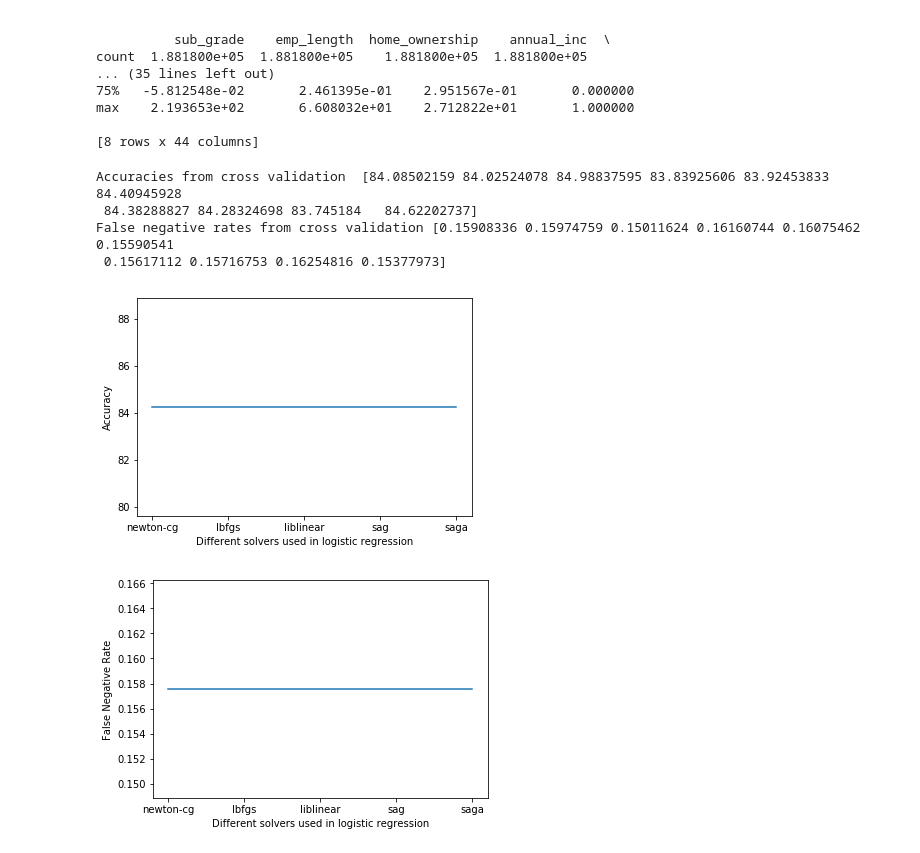
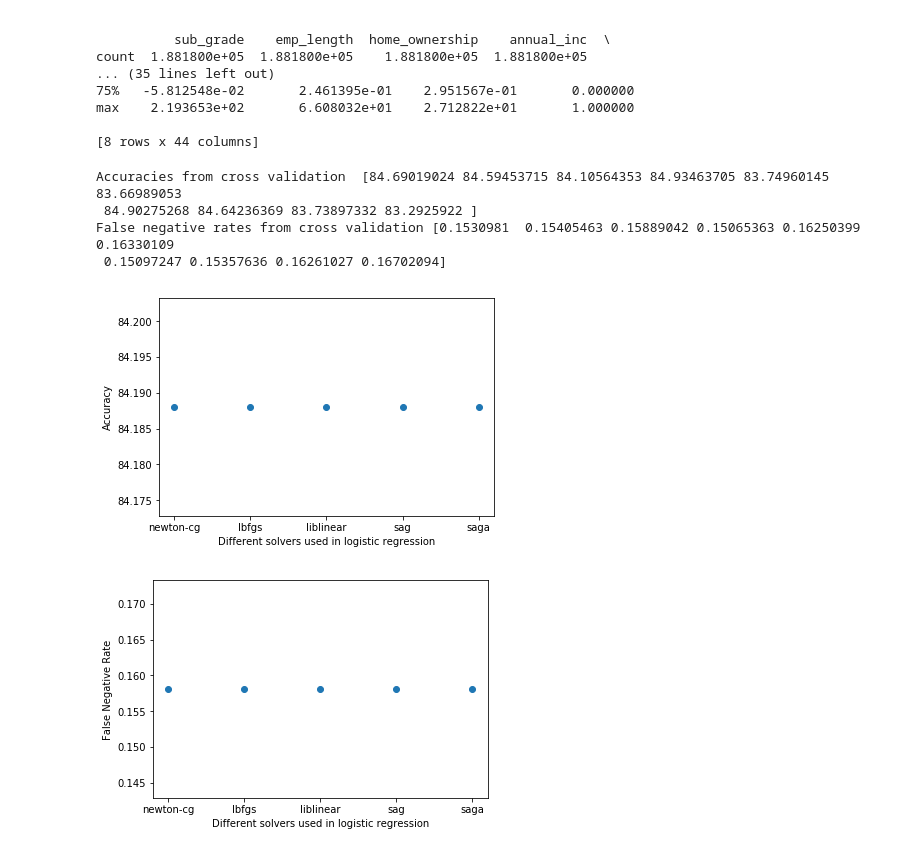
Before and after one commit to rahulk98/Loan-default-prediction, a Jupyter notebook: Final Project.ipynb, the cells around one changed output. Drawn from its saved outputs; the diff is of its cells as text; code cells hidden in the pictures.

Commit message:
added plots

```diff
--- a/Final Project.ipynb
+++ b/Final Project.ipynb
@@ -113,50 +113,54 @@ from sklearn.model_selection import KFold
 import warnings
 warnings.filterwarnings("ignore")
 
 data = pd.read_csv('loanCleaned.csv')
 fields = data.columns.values[:-1]
 X = data[fields].values
 data['loan_status'] = data['loan_status'].apply(lambda x:int(x))
 y = data['loan_status'].values
 lg_wo_pca_scores = []
 log_wo_pca_fnr = []
-X_train_test, X_validation, y_train_test, y_validation = train_test_split(X,y, test_size=0.2)
 kf  = KFold(n_splits=10)
-for train_index, test_index in kf.split(X_train_test):
-    X_train, X_test = X_train_test[train_index], X_train_test[test_index]
-    y_train, y_test = y_train_test[train_index], y_train_test[test_index]
+for train_index, test_index in kf.split(X):
+    X_train, X_test = X[train_index], X[test_index]
+    y_train, y_test = y[train_index], y[test_index]
     model = LogisticRegression().fit(X_train, y_train)
     y_pred = model.predict(X_test)
     lg_wo_pca_scores.append(accuracy_score(y_test, y_pred)*100)
     tn, fp, fn, tp = confusion_matrix(y_test, y_pred).ravel()
     log_wo_pca_fnr.append(fn/len(y_test))
+
+LogReg_wo_pca_acc = np.array(lg_wo_pca_scores).mean()
+LogReg_wo_pca_fnr = np.array(log_wo_pca_fnr).mean()
 print("Accuracies from cross validation ",np.array(lg_wo_pca_scores))
 print("False negative rates from cross validation", np.array(log_wo_pca_fnr))
 solvers = ['newton-cg', 'lbfgs', 'liblinear', 'sag', 'saga']
 scores_solvers = []
 fnr_solvers = []
+X_train, X_test, y_train, y_test = train_test_split(X,y, test_size=0.2)
+
 for s in solvers:
-        model = LogisticRegression(solver=s).fit(X_train_test, y_train_test)
-        y_pred = model.predict(X_validation)
-        scores_solvers.append(accuracy_score(y_validation, y_pred)*100)
-        tn, fp, fn, tp = confusion_matrix(y_validation, y_pred).ravel()
-        fnr_solvers.append(fn/len(y_validation))
-plt.plot(solvers, scores_solvers)
+        model = LogisticRegression(solver=s).fit(X_train, y_train)
+        y_pred = model.predict(X_test)
+        scores_solvers.append(accuracy_score(y_test, y_pred)*100)
+        tn, fp, fn, tp = confusion_matrix(y_test, y_pred).ravel()
+        fnr_solvers.append(fn/len(y_test))
+plt.scatter(solvers, scores_solvers)
 plt.xlabel('Different solvers used in logistic regression')
 plt.ylabel('Accuracy')
 plt.show()
 
-plt.plot(solvers, fnr_solvers)
+plt.scatter(solvers, fnr_solvers)
 plt.xlabel('Different solvers used in logistic regression')
 plt.ylabel('False Negative Rate')
 plt.show()
 # %% [output]
-Accuracies from cross validation  [84.08502159 84.02524078 84.98837595 83.83925606 83.92453833 84.40945928
- 84.38288827 84.28324698 83.745184   84.62202737]
-False negative rates from cross validation [0.15908336 0.15974759 0.15011624 0.16160744 0.16075462 0.15590541
- 0.15617112 0.15716753 0.16254816 0.15377973]
+Accuracies from cross validation  [84.69019024 84.59453715 84.10564353 84.93463705 83.74960145 83.66989053
+ 84.90275268 84.64236369 83.73897332 83.2925922 ]
+False negative rates from cross validation [0.1530981  0.15405463 0.15889042 0.15065363 0.16250399 0.16330109
+ 0.15097247 0.15357636 0.16261027 0.16702094]
-[figure, old version]
+[figure, new version]
-[figure, old version]
+[figure, new version]
 # %%
 #Implementation of logistic regression
 import math
```
Also changed, not shown: parts of 13 cells of this notebook.
